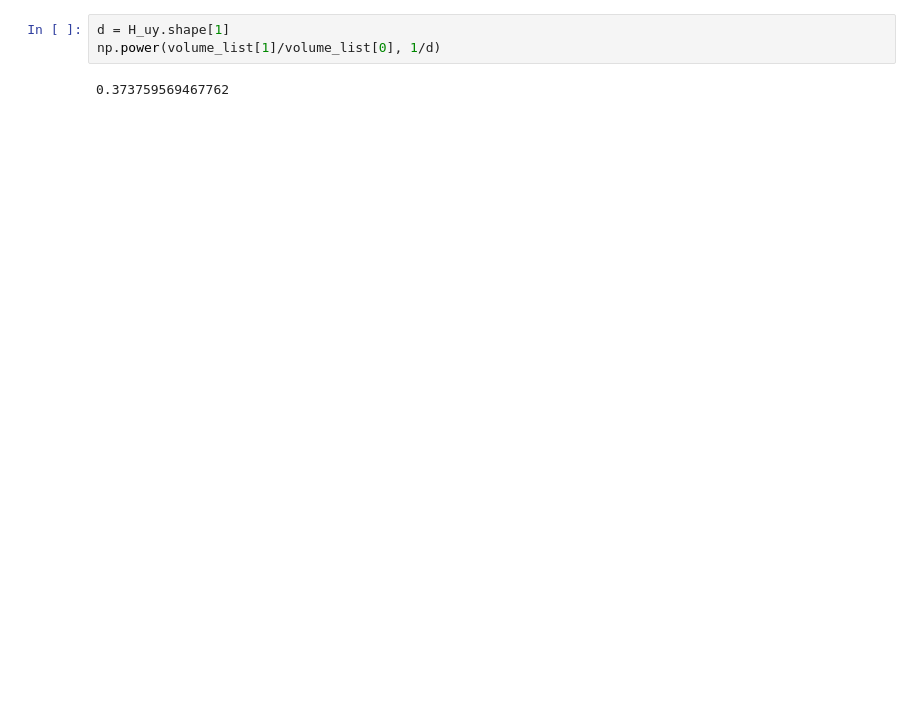
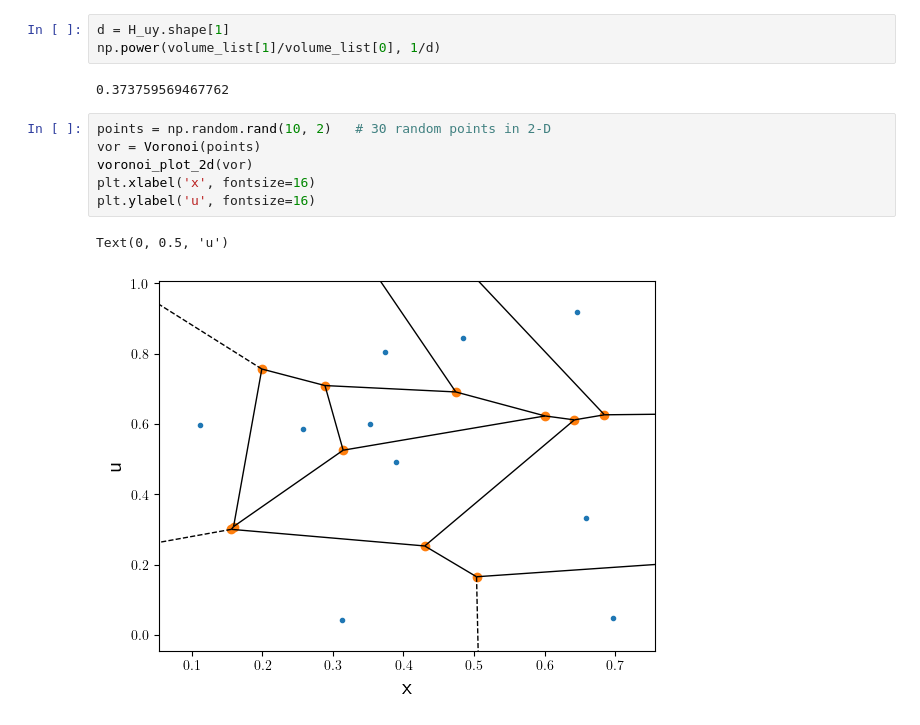
Before and after one commit to HuangYujun-JunkyTalent/DataDrivenSafetyFilter, a Jupyter notebook: voronoi.ipynb, the cells around one changed output. Saved outputs shown, nothing was run; the diff lists cells and outputs as text; blank space fills up the shorter version.

```diff
--- a/voronoi.ipynb
+++ b/voronoi.ipynb
@@ -120,3 +159,12 @@ d = H_uy.shape[1]
 np.power(volume_list[1]/volume_list[0], 1/d)
 # %% [output]
 0.373759569467762
+# %%
+points = np.random.rand(10, 2)   # 30 random points in 2-D
+vor = Voronoi(points)
+voronoi_plot_2d(vor)
+plt.xlabel('x', fontsize=16)
+plt.ylabel('u', fontsize=16)
+# %% [output]
+Text(0, 0.5, 'u')
+[figure, added]
```
Also changed, not shown: parts of 10 cells of this notebook, 12 other files.
